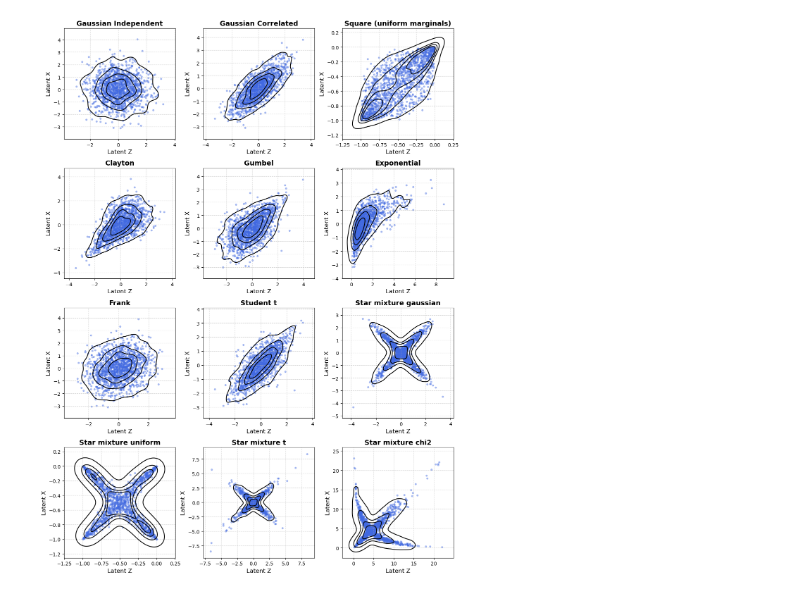
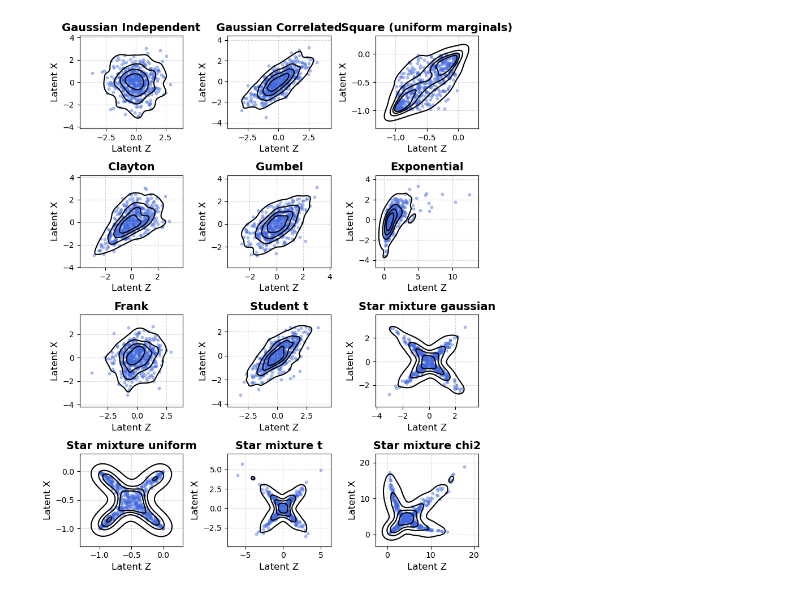
Before and after one commit to lorenzo-costa/testing-network-independence, a Jupyter notebook: notebooks/visualise_correlations.ipynb, the cells around one changed output. Cells and saved outputs as stored; diff of their text form; code cells hidden in the pictures.

```diff
--- a/notebooks/visualise_correlations.ipynb
+++ b/notebooks/visualise_correlations.ipynb
@@ -71,14 +71,14 @@ params = {
                'Star mixture uniform', 'Star mixture t', 'Star mixture chi2',
 
                ],
-    'rho': [0, 0.75, 0.75, 0.75,  0.75, 0.75, 0.75, 0.75, 0.75, 0.75, 0.75, 0.75]
+    'rho': [0, 0.7, 0.7, 0.7,  0.7, 0.7, 0.7, 0.7, 0.7, 0.7, 0.7, 0.7]
 }
 
 
 X_list, Z_list = [], []
 
 for (copula_type, marginals, weights, correlations, rho) in zip(params['copula_type'], params['marginals'], params['weights'], params['correlations'], params['rho']):
-    m = GaussianNetwork(n=1500, k=3, rho=rho, rng=rng,
+    m = GaussianNetwork(n=500, k=3, rho=rho, rng=rng,
                         copula_model=copula_type, marginals=marginals,
                         weights=weights, correlations=correlations
                         )
@@ -87,7 +87,7 @@ for (copula_type, marginals, weights, correlations, rho) in zip(params['copula_t
     Z_list.append(data['Z'])
 # %%
 visualise_latent(Z_list, X_list, titles=params['titles'],
-                 shape=(4, 3), figsize=(12, 16), k=0,
+                 shape=(4, 3), figsize=(8, 10), k=1,
                  kdplot=True, sharex=False, sharey=False)
 # %% [output]
-[figure, old version]
+[figure, new version]
```
Also changed, not shown: 5 other files.
